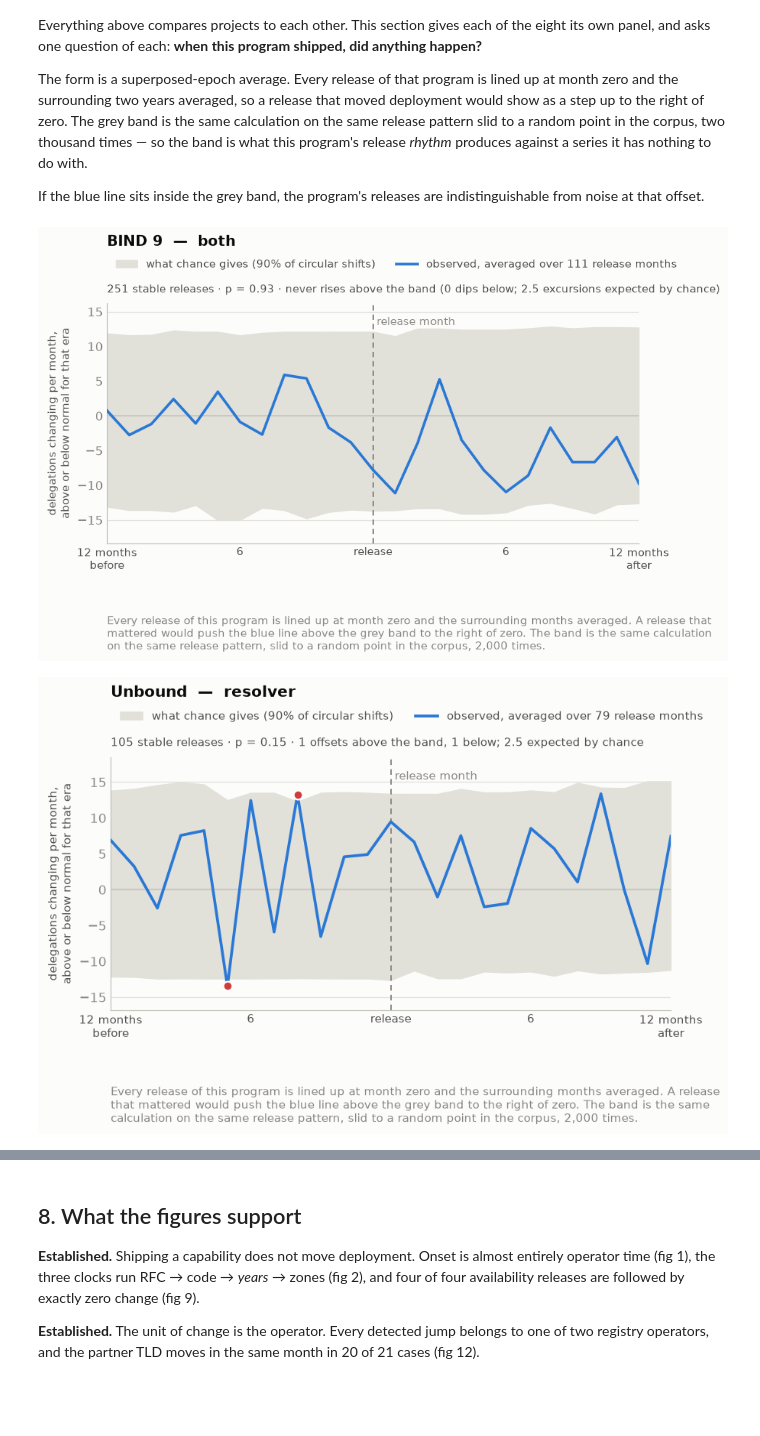
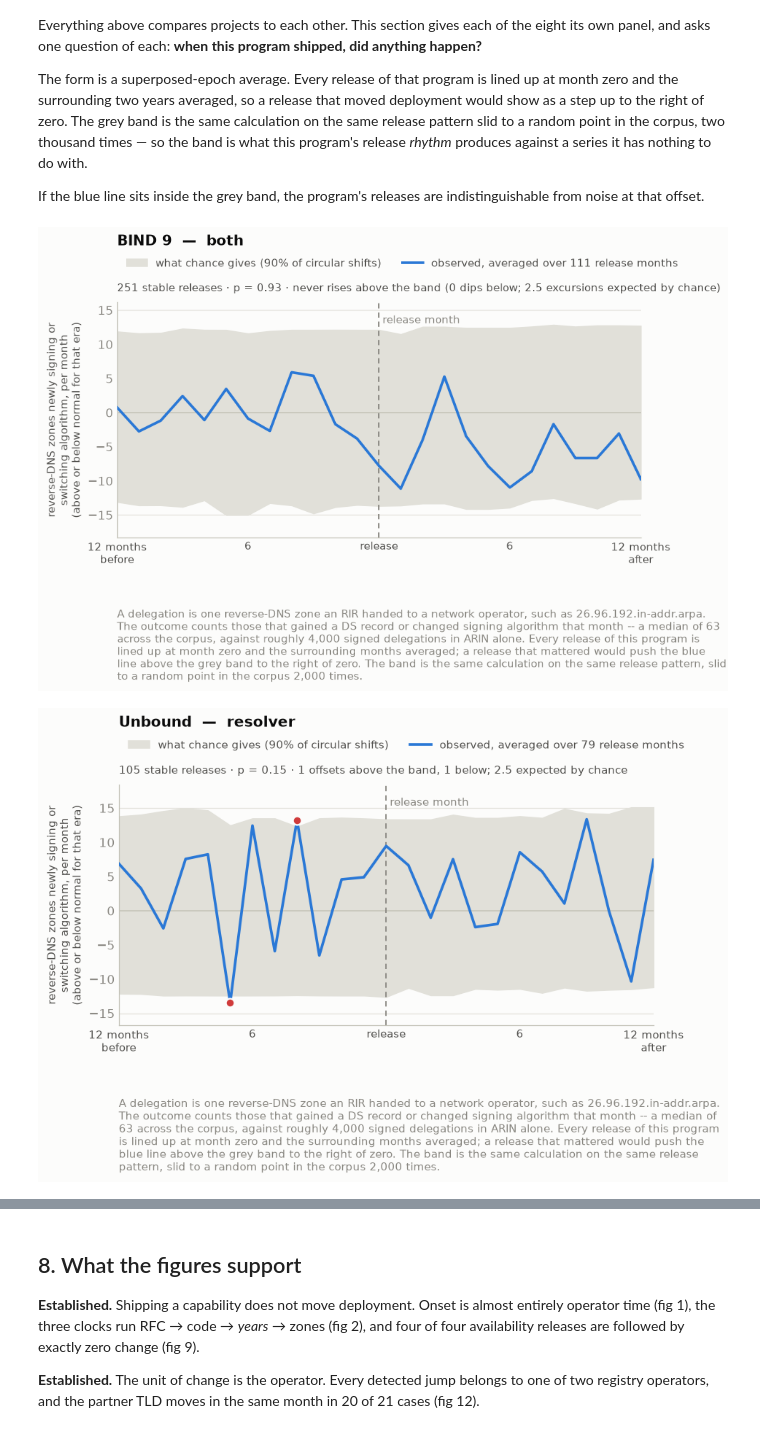
Before and after one commit to j776w781/rfc_adoption, a Jupyter notebook: notebooks/dnssec_software_releases.ipynb, the cells around one changed output, grey strips where cells are left out. Drawn from its saved outputs; the diff is of its cells as text; code cells hidden in the pictures; blank space fills up the shorter version.

```diff
--- a/notebooks/dnssec_software_releases.ipynb
+++ b/notebooks/dnssec_software_releases.ipynb
@@ -1079,41 +1079,45 @@ def program_panel(proj):
     ax.set_xticks([-12, -6, 0, 6, 12])
     ax.set_xticklabels(["12 months\nbefore", "6", "release", "6", "12 months\nafter"],
                        fontsize=9.5, color=INK_2)
-    ax.set_ylabel("delegations changing per month,\nabove or below normal for that era",
-                  color=INK_2, fontsize=10)
+    ax.set_ylabel("reverse-DNS zones newly signing or\nswitching algorithm, per month\n"
+                  "(above or below normal for that era)", color=INK_2, fontsize=9.5)
     pad = (hi.max() - lo.min()) * 0.12
     ax.set_ylim(min(lo.min(), obs.min()) - pad, max(hi.max(), obs.max()) + pad)
 
     role = REL[proj]["role"]
     # A 90% band puts 10% of offsets outside by construction -- 2.5 of 25 -- so
     # excursions are only worth reporting against that expectation, and only
     # upward ones would be evidence of a release driving adoption.
     above, below = int((obs > hi).sum()), int((obs < lo).sum())
     expected = round(len(LAGS) * 0.10, 1)
     if above == 0:
         verdict = (f"never rises above the band ({below} dips below; "
                    f"{expected} excursions expected by chance)")
     else:
         verdict = (f"{above} offsets above the band, {below} below; "
                    f"{expected} expected by chance")
     ax.set_title(f"{NAME[proj]}  —  {role}", loc="left", color=INK, fontweight="bold",
                  pad=52)
     ax.text(0, 1.035, f'{len(rel)} stable releases · p = '
             f'{scan.get("circular_shift_p", float("nan")):.2f} · {verdict}',
             transform=ax.transAxes, color=INK_2, fontsize=9.5, va="bottom")
     ax.legend(frameon=False, fontsize=9.5, labelcolor=INK_2, ncol=2,
               loc="lower left", bbox_to_anchor=(0, 1.10))
-    metric(ax, "Every release of this program is lined up at month zero and the "
-               "surrounding months averaged. A release that mattered would push the blue "
+    metric(ax, "A delegation is one reverse-DNS zone an RIR handed to a network "
+               "operator, such as 26.96.192.in-addr.arpa. The outcome counts those that "
+               "gained a DS record or changed signing algorithm that month -- a median of "
+               "63 across the corpus, against roughly 4,000 signed delegations in ARIN "
+               "alone. Every release of this program is lined up at month zero and the "
+               "surrounding months averaged; a release that mattered would push the blue "
                "line above the grey band to the right of zero. The band is the same "
                "calculation on the same release pattern, slid to a random point in the "
-               "corpus, 2,000 times.")
+               "corpus 2,000 times.")
     return save(fig, f"22_program_{proj.replace('-', '_')}")
 
 
 for _proj in ["bind9", "unbound", "knot", "kresd", "nsd", "opendnssec",
               "pdns-auth", "pdns-rec"]:
     program_panel(_proj)
 # %% [output]
-[figure, old version]
+[figure, new version]
-[figure, old version]
+[figure, new version]
```
Also changed, not shown: parts of 3 cells of this notebook, 10 other files.
